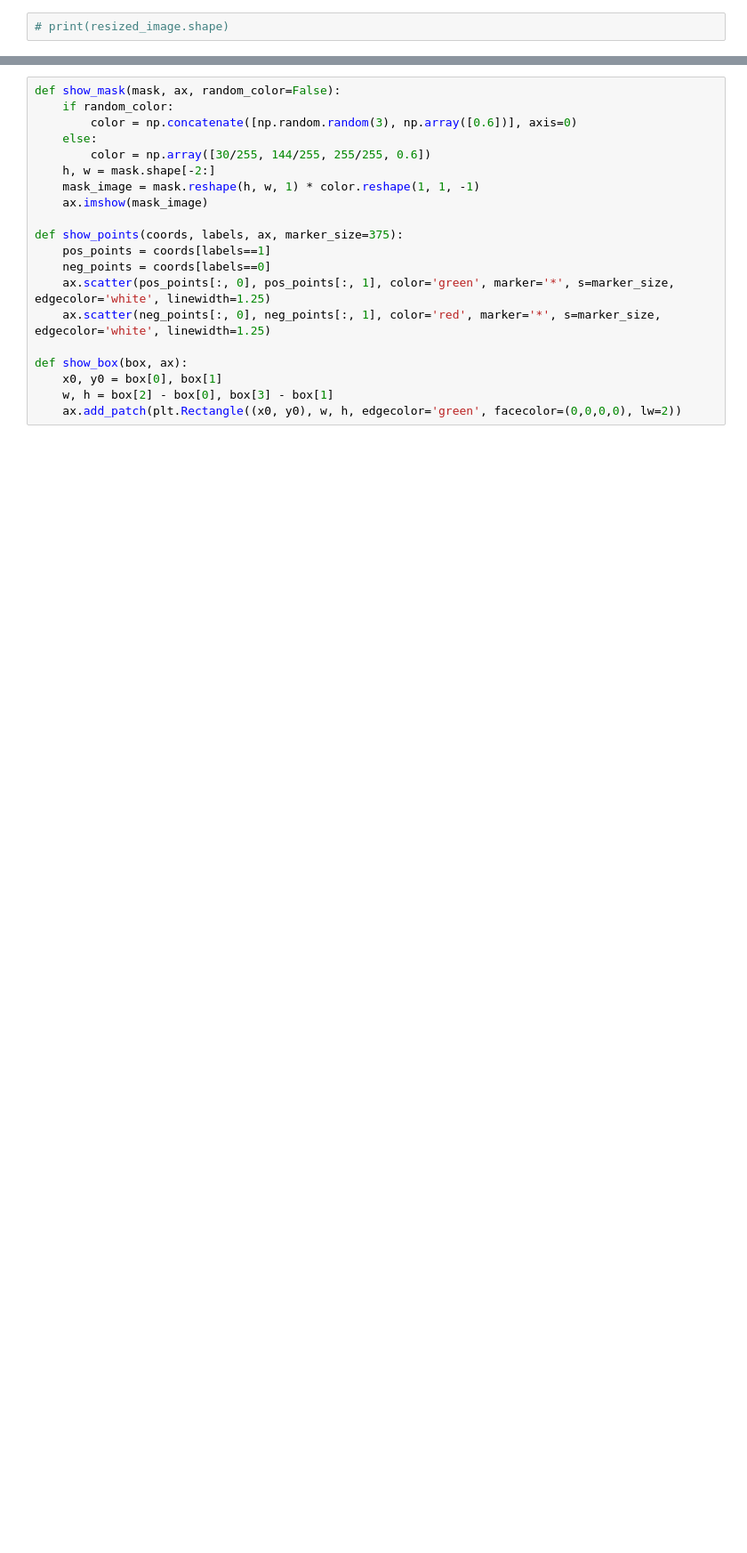
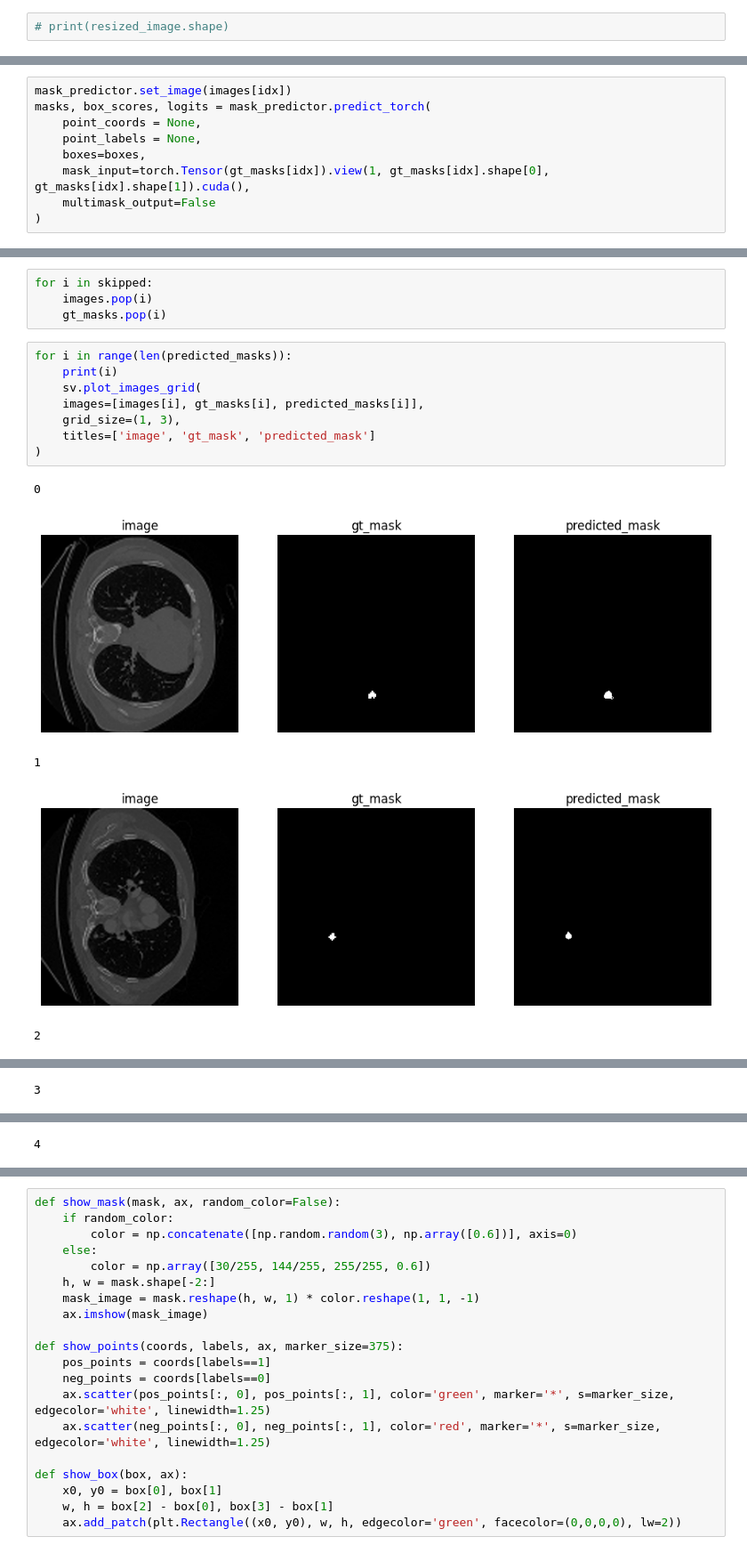
Before and after one commit to SalimFares4/Active-Learning-Segmentation, a Jupyter notebook: scripts/notebooks/01-Annotation.ipynb, the cells around one changed output, grey strips where cells are left out. Shown at 89% size. Saved outputs shown, nothing was run; the diff lists cells and outputs as text; blank space fills up the shorter version.

```diff
--- a/scripts/notebooks/01-Annotation.ipynb
+++ b/scripts/notebooks/01-Annotation.ipynb
@@ -81,0 +76,9 @@ len(boxes)
+# %%
+mask_predictor.set_image(images[idx])
+masks, box_scores, logits = mask_predictor.predict_torch(
+    point_coords = None,
+    point_labels = None,
+    boxes=boxes,
+    mask_input=torch.Tensor(gt_masks[idx]).view(1, gt_masks[idx].shape[0], gt_masks[idx].shape[1]).cuda(),
+    multimask_output=False
+)
@@ -101,0 +180,18 @@ masks, box_scores, logits = mask_predictor.predict_torch(
+# %%
+for i in skipped:
+    images.pop(i)
+    gt_masks.pop(i)
+# %%
+for i in range(len(predicted_masks)):
+    print(i)
+    sv.plot_images_grid(
+    images=[images[i], gt_masks[i], predicted_masks[i]],
+    grid_size=(1, 3),
+    titles=['image', 'gt_mask', 'predicted_mask']
+)
+# %% [output]
+0
+[figure, added]
+1
+[figure, added]
+2
@@ -101,0 +199 @@ masks, box_scores, logits = mask_predictor.predict_torch(
+3
@@ -101,0 +201 @@ masks, box_scores, logits = mask_predictor.predict_torch(
+4
```
Also changed, not shown: parts of 48 cells of this notebook, 14 other files.
